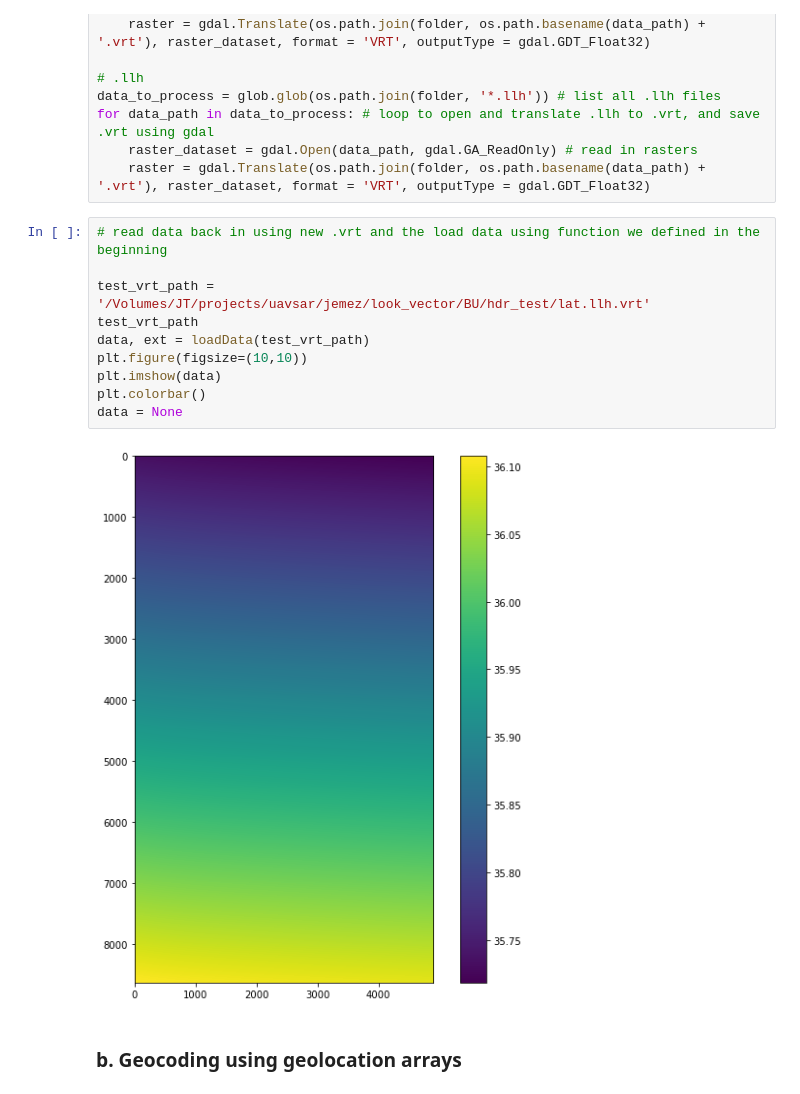
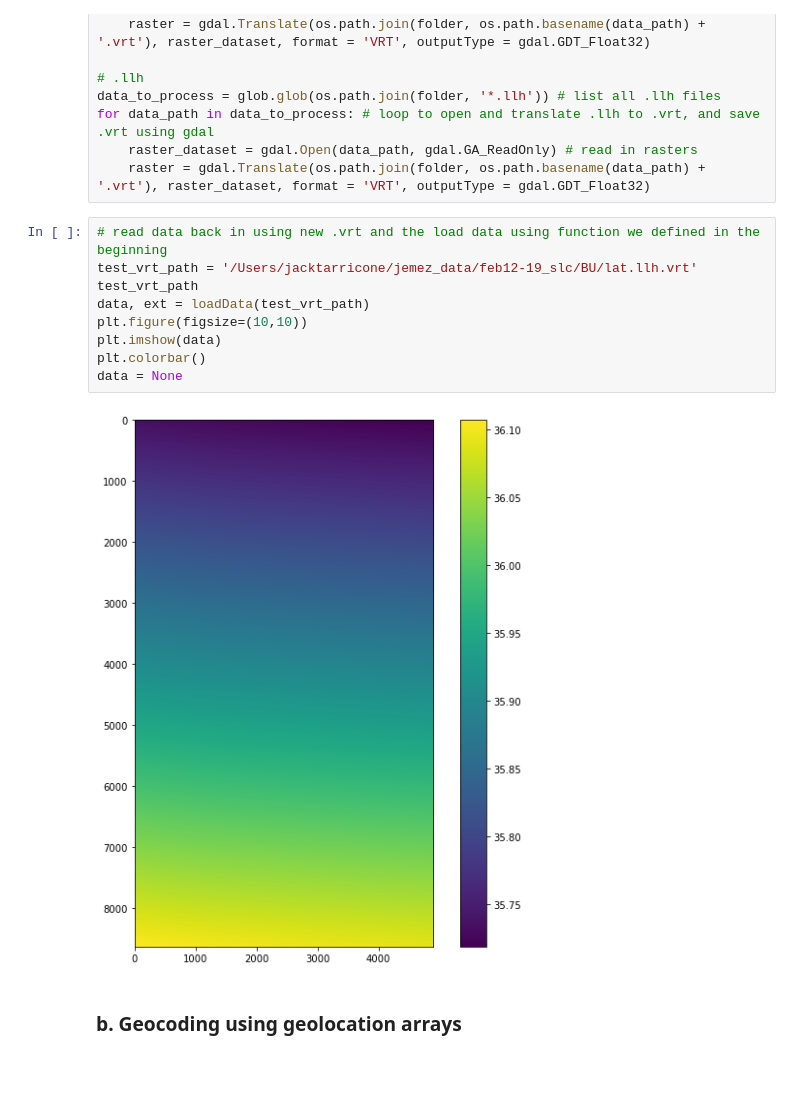
Before and after one commit to jacktarricone/uavsar_scripts, a Jupyter notebook: uavsar_slc_geoloc.ipynb, the cells around one changed output. Cells and saved outputs as stored; diff of their text form.

```diff
--- a/uavsar_slc_geoloc.ipynb
+++ b/uavsar_slc_geoloc.ipynb
@@ -295,16 +297,15 @@ for data_path in data_to_process: # loop to open and translate .llh to .vrt, and
     raster = gdal.Translate(os.path.join(folder, os.path.basename(data_path) + '.vrt'), raster_dataset, format = 'VRT', outputType = gdal.GDT_Float32)
 # %%
 # read data back in using new .vrt and the load data using function we defined in the beginning
-
-test_vrt_path = '/Volumes/JT/projects/uavsar/jemez/look_vector/BU/hdr_test/lat.llh.vrt'
+test_vrt_path = '/Users/jacktarricone/jemez_data/feb12-19_slc/BU/lat.llh.vrt'
 test_vrt_path
 data, ext = loadData(test_vrt_path)
 plt.figure(figsize=(10,10))
 plt.imshow(data)
 plt.colorbar()
 data = None
 # %% [output]
-[figure, old version]
+[figure, new version]
 # %% [markdown]
 ### b. Geocoding using geolocation arrays
 # %% [markdown]
```
Also changed, not shown: parts of 8 cells of this notebook, 10 other files.
